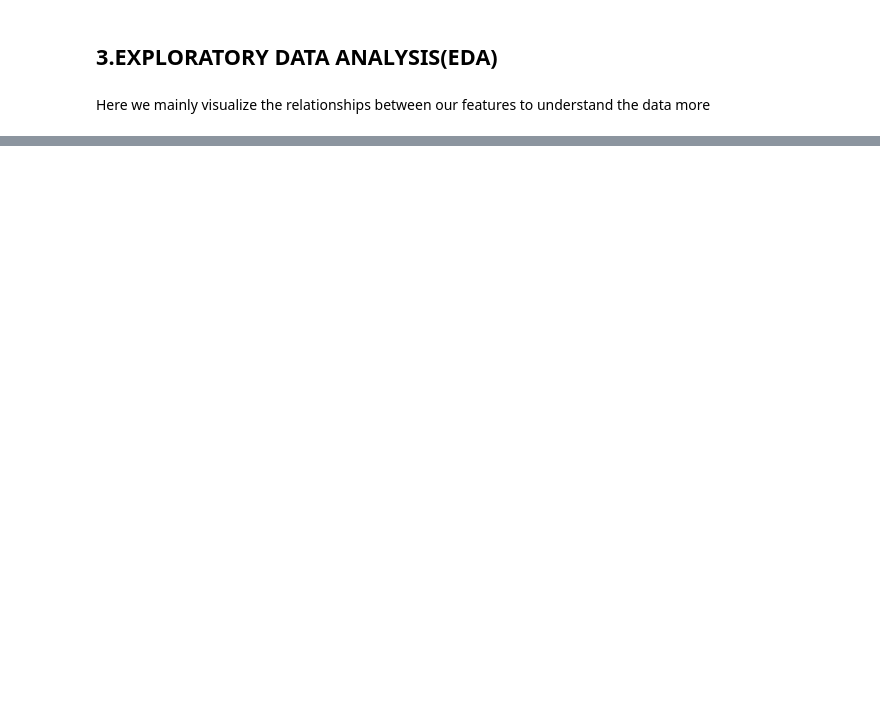
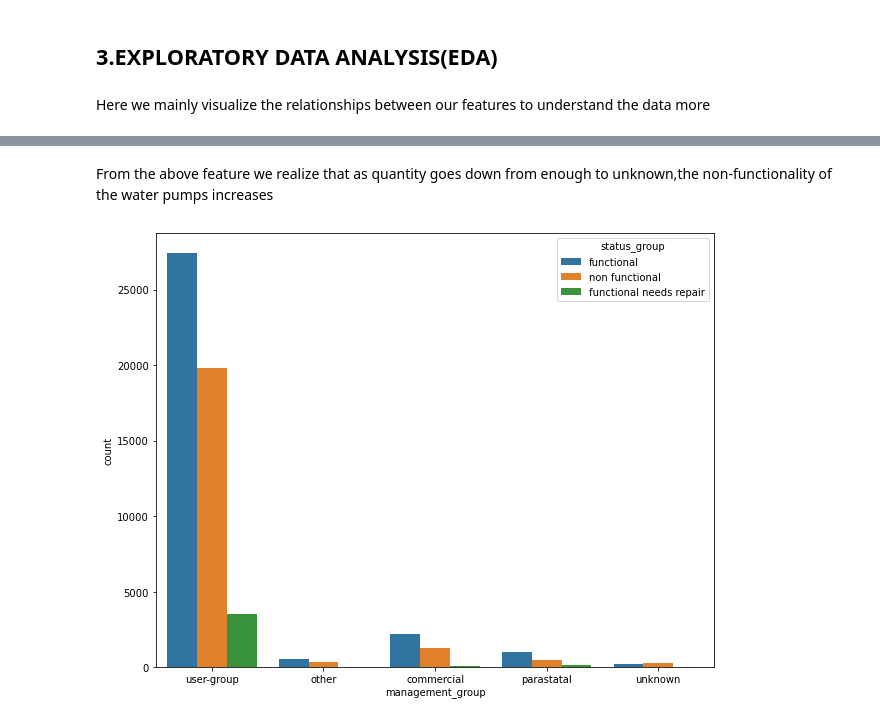
Before and after one commit to eltonmwema/Tanzania-Water-Wells-Classification, a Jupyter notebook: Tanzania water wells project-checkpoint.ipynb, the cells around one changed output, grey strips where cells are left out. Drawn from its saved outputs; the diff is of its cells as text; code cells hidden in the pictures; blank space fills up the shorter version.

```diff
--- a/Tanzania water wells project-checkpoint.ipynb
+++ b/Tanzania water wells project-checkpoint.ipynb
@@ -463,0 +451,7 @@ ax.set_ylabel('status')
+# %% [markdown]
+From the above feature we realize that as quantity goes down from enough to unknown,the non-functionality of the water pumps increases
+# %%
+fig, ax = plt.subplots(figsize = (10,8))
+ax = sns.countplot(x='management_group', hue="status_group", data=df)
+# %% [output]
+[figure, added]
```
Also changed, not shown: parts of 11 cells of this notebook.
